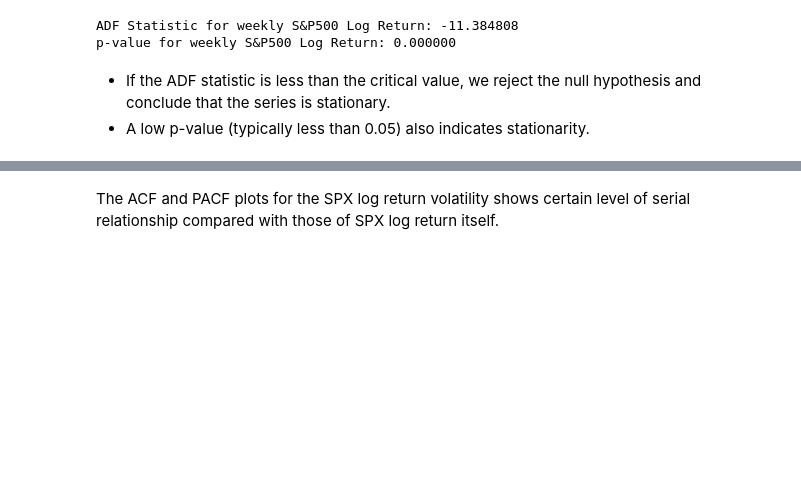
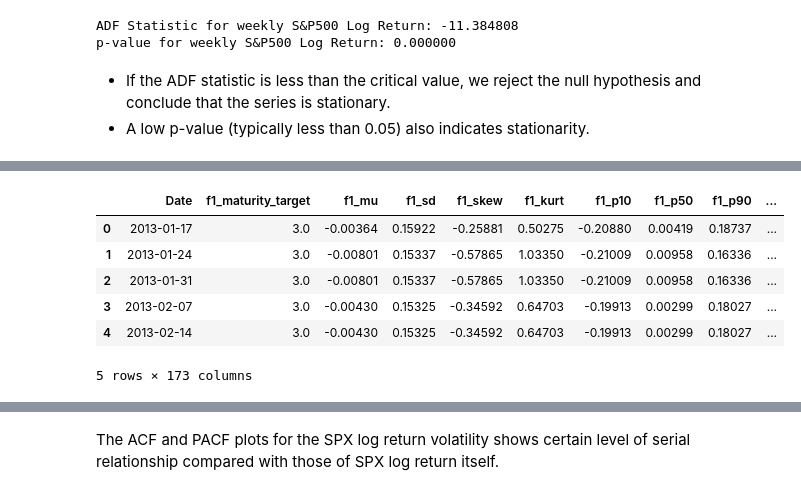
Before and after one commit to XiaozheZhangLehigh/2023-IAQR-BU-MSMFT, a Jupyter notebook: 2. Exploritary_Analysis_SP500.ipynb, the cells around one changed output, grey strips where cells are left out. Cells and saved outputs as stored; diff of their text form; code cells hidden in the pictures; blank space fills up the shorter version.

```diff
--- a/2. Exploritary_Analysis_SP500.ipynb
+++ b/2. Exploritary_Analysis_SP500.ipynb
@@ -174,2 +207,14 @@ p-value for weekly S&P500 Log Return: 0.000000
+# %%
+# merge the VIX with mpd_sp500
+mpd_sp500_VIX = pd.merge(mpd_sp500, VIX, on='Date', how='left')
+mpd_sp500_VIX.head()
+# %% [output]
+|  | Date | f1_maturity_target | f1_mu | f1_sd | f1_skew | f1_kurt | f1_p10 | f1_p50 | f1_p90 | ... |
+| 0 | 2013-01-17 | 3.0 | -0.00364 | 0.15922 | -0.25881 | 0.50275 | -0.20880 | 0.00419 | 0.18737 | ... |
+| 1 | 2013-01-24 | 3.0 | -0.00801 | 0.15337 | -0.57865 | 1.03350 | -0.21009 | 0.00958 | 0.16336 | ... |
+| 2 | 2013-01-31 | 3.0 | -0.00801 | 0.15337 | -0.57865 | 1.03350 | -0.21009 | 0.00958 | 0.16336 | ... |
+| 3 | 2013-02-07 | 3.0 | -0.00430 | 0.15325 | -0.34592 | 0.64703 | -0.19913 | 0.00299 | 0.18027 | ... |
+| 4 | 2013-02-14 | 3.0 | -0.00430 | 0.15325 | -0.34592 | 0.64703 | -0.19913 | 0.00299 | 0.18027 | ... |
+5 rows × 173 columns
 # %%
 # plot the volatility of the log return by using (return - mean)^2
```
Also changed, not shown: parts of 16 cells of this notebook, 5 other files.
